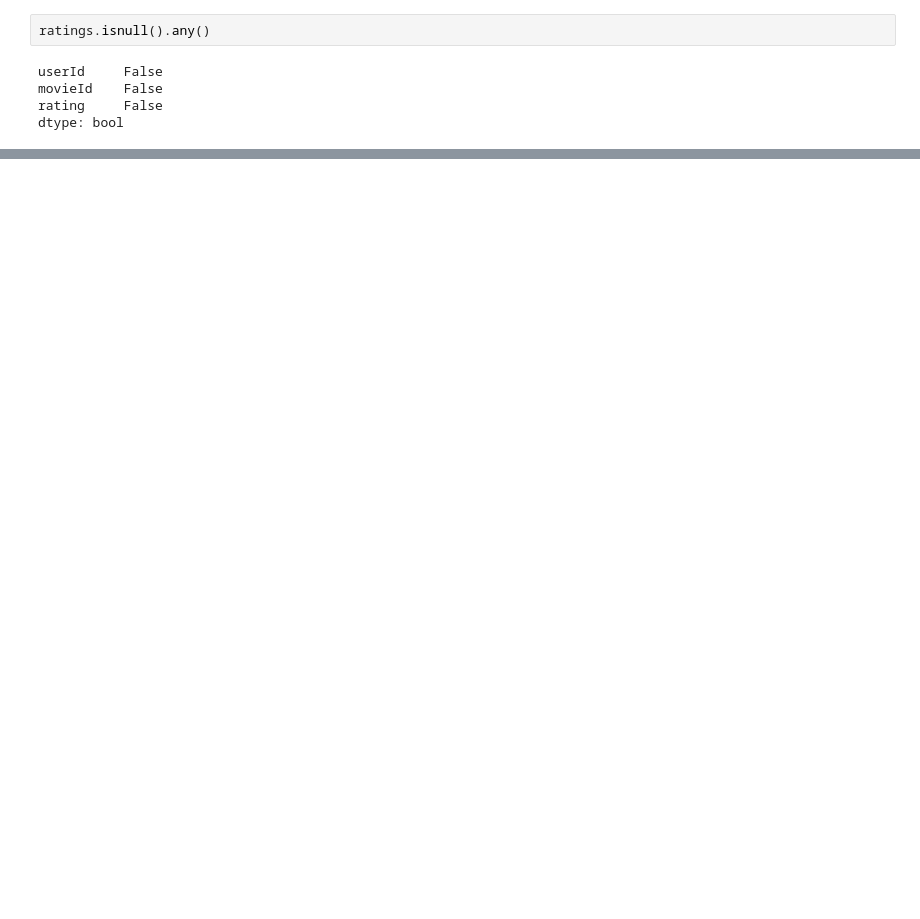
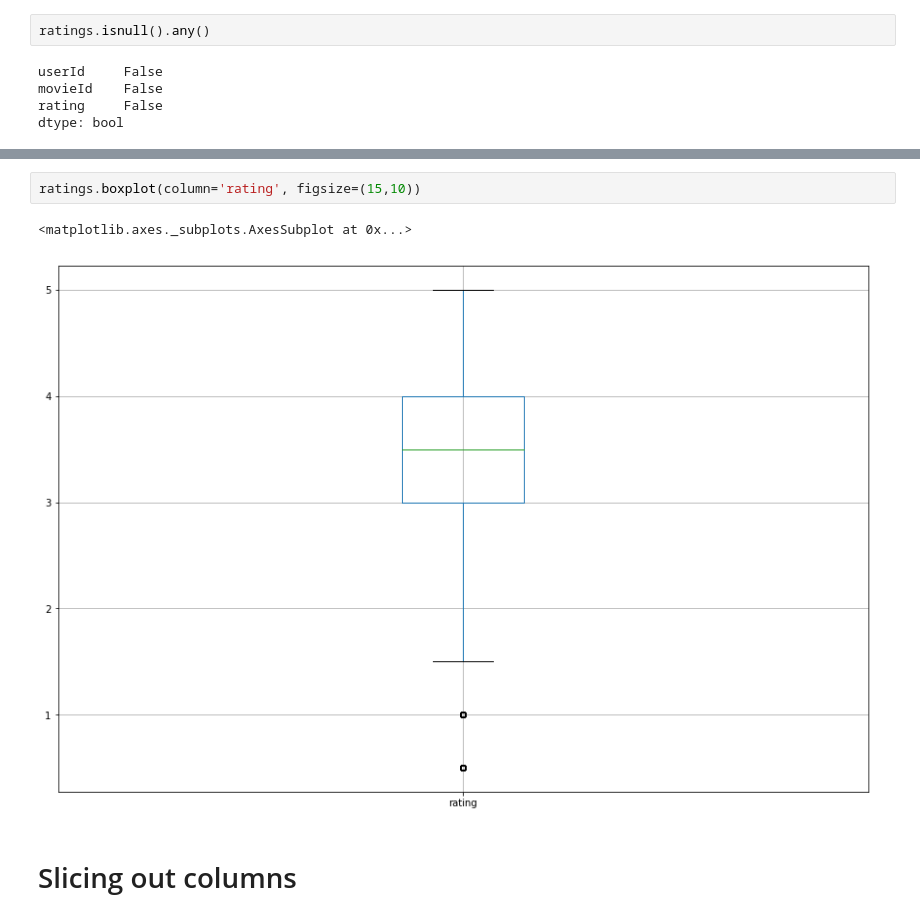
Before and after one commit to anmoledewan/PythonCodes, a Jupyter notebook: Python/Henry Harvin/Pandas Library.ipynb, the cells around one changed output, grey strips where cells are left out. Drawn from its saved outputs; the diff is of its cells as text; blank space fills up the shorter version.

```diff
--- a/Python/Henry Harvin/Pandas Library.ipynb
+++ b/Python/Henry Harvin/Pandas Library.ipynb
@@ -524,0 +561,7 @@ dtype: bool
+# %%
+ratings.boxplot(column='rating', figsize=(15,10))
+# %% [output]
+<matplotlib.axes._subplots.AxesSubplot at 0x...>
+[figure, added]
+# %% [markdown]
+# Slicing out columns
```
Also changed, not shown: parts of 17 cells of this notebook.
